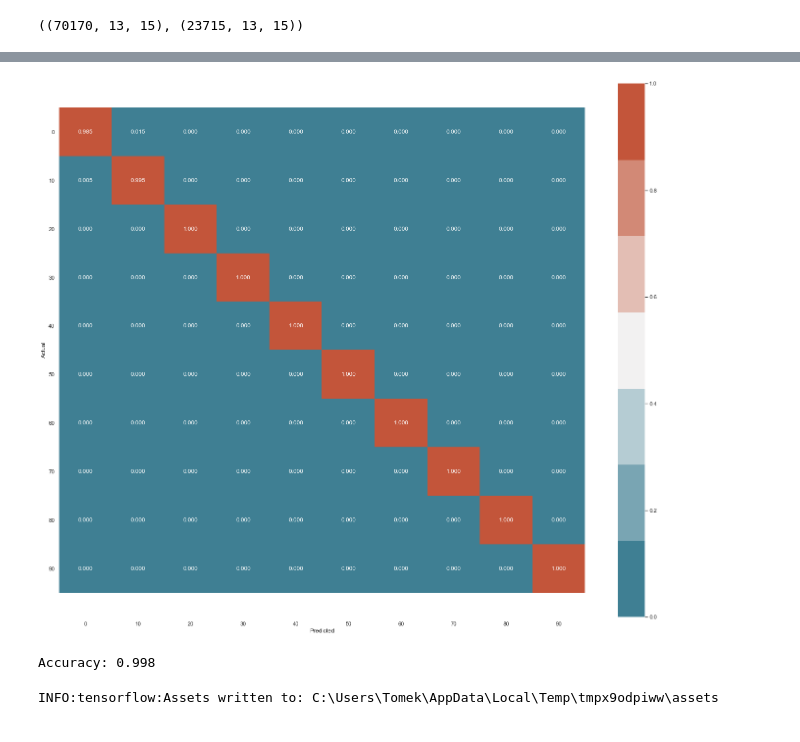
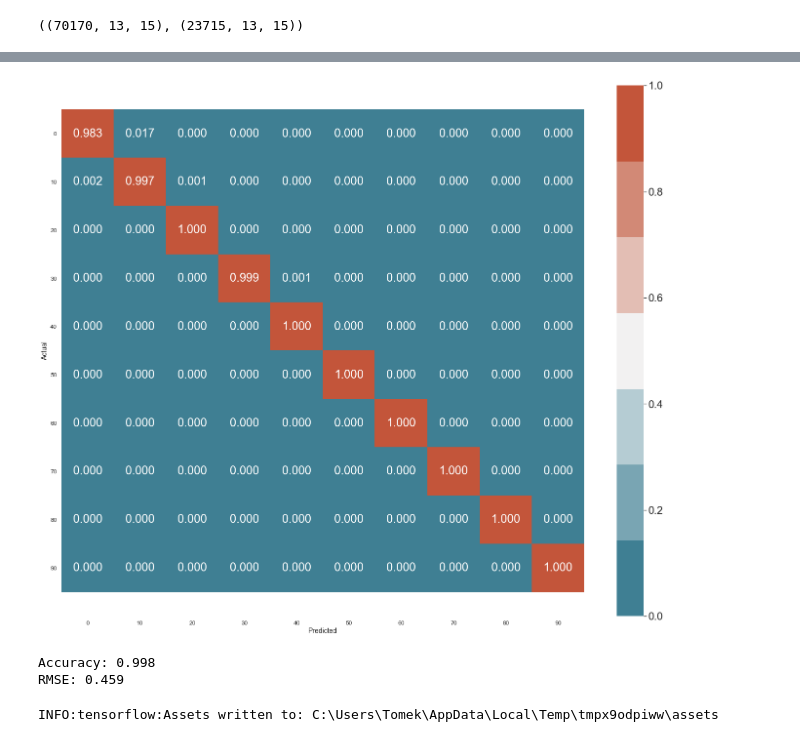
Before and after one commit to thomson008/MEng-project, a Jupyter notebook: notebooks/CNN_DOA.ipynb, the cells around one changed output, grey strips where cells are left out. Cells and saved outputs as stored; diff of their text form; code cells hidden in the pictures.

Commit message:
Evaluate RMSE for different algorithms

```diff
--- a/notebooks/CNN_DOA.ipynb
+++ b/notebooks/CNN_DOA.ipynb
@@ -773,8 +786,9 @@ def create_model(X_train, y_train, X_test, y_test):
 
     history = model.fit(X_train, y_train, epochs=epochs, batch_size=batch_size, verbose=verbose)
 
-    return model
+    return model, history
 # %%
-model = create_model(X_train, y_train, X_test, y_test)
+model, history = create_model(X_train, y_train, X_test, y_test)
+np.save('../models/history.npy', history.history)
 # %% [output]
 Epoch 1/20
@@ -973,0 +977,7 @@ test file 90/90
+# %%
+el_df_train = pd.read_csv('../training_data/elevation_train_dataset.csv', index_col=[0])
+el_df_test = pd.read_csv('../training_data/elevation_test_dataset.csv', index_col=[0])
+el_encoder = OneHotEncoder(handle_unknown='ignore', sparse=False)
+el_encoder.fit([[label] for label in el_df_train['label']])
+X_train_el, y_train_el, X_test_el, y_test_el = create_whole_dataset(el_df_train, el_df_test, el_encoder)
+np.shape(X_train_el), np.shape(X_test_el), np.shape(y_train_el), np.shape(y_test_el)
@@ -989,6 +1001,7 @@ X_train_el.shape, X_test_el.shape
 ((70170, 13, 15), (23715, 13, 15))
 # %%
 # Here we are using the same model structure as for azimuth recognition
-elevation_model = create_model(X_train_el, y_train_el, X_test_el, y_test_el)
+elevation_model, elevation_history = create_model(X_train_el, y_train_el, X_test_el, y_test_el)
+np.save('../models/elevation_history.npy', elevation_history.history)
 # %% [output]
 Epoch 1/20
@@ -1018,6 +1031,7 @@ loss, accuracy = elevation_model.evaluate(X_test_el, y_test_el, batch_size=batch
 y_pred_nn_el = elevation_model.predict(X_test_el)
 y_pred_nn_el = el_encoder.inverse_transform(y_pred_nn_el)
 y_true_nn_el = el_encoder.inverse_transform(y_test_el)
-plot_cm(y_true_nn_el, y_pred_nn_el, np.unique(y_true_nn_el), 1)
+plot_cm(y_true_nn_el, y_pred_nn_el, np.unique(y_true_nn_el), 2)
 print(f'Accuracy: {round(accuracy, 3)}')
+print(f'RMSE: {rmse(y_true_nn_el, y_pred_nn_el)}')
 # %% [output]
@@ -1025,5 +1039,6 @@ print(f'Accuracy: {round(accuracy, 3)}')
-[figure, old version]
+[figure, new version]
 Accuracy: 0.998
+RMSE: 0.459
 # %%
 converter = tf.lite.TFLiteConverter.from_keras_model(elevation_model)
 elevation_tflite_model = converter.convert()
```
Also changed, not shown: parts of 11 cells of this notebook, 5 other files.
